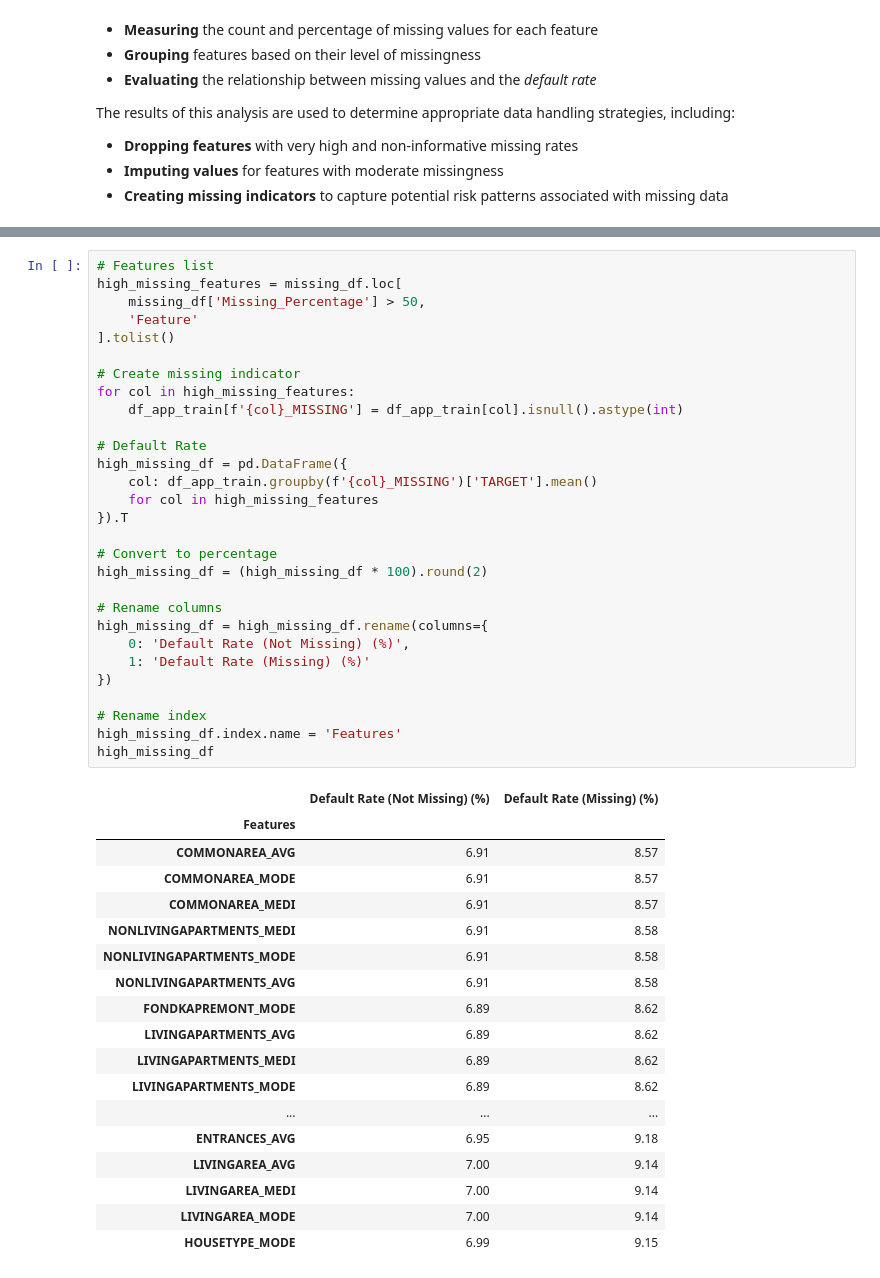
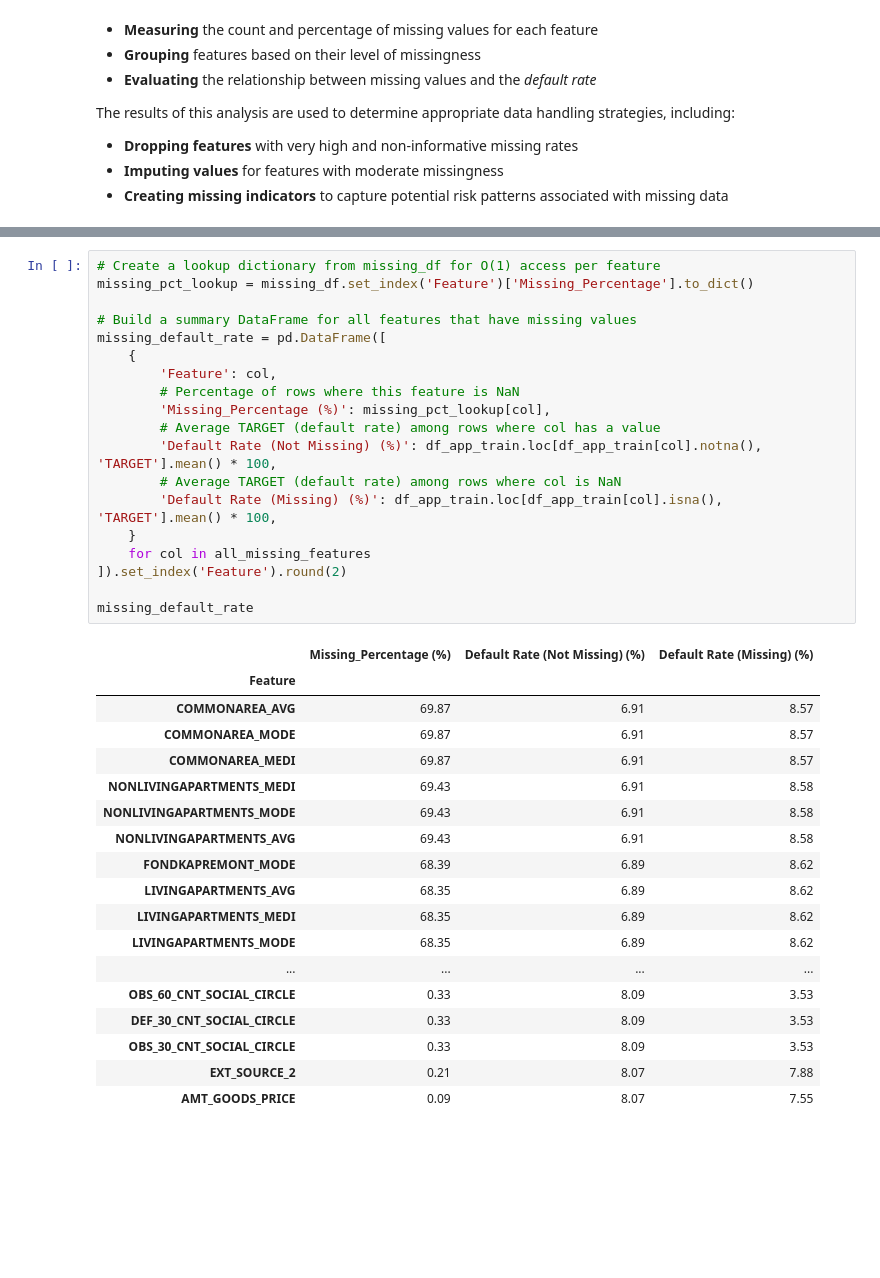
Before and after one commit to oknardo/Home_Credit_Scorecard_Model, a Jupyter notebook: EDA_application_train.ipynb, the cells around one changed output, grey strips where cells are left out. Saved outputs shown, nothing was run; the diff lists cells and outputs as text; blank space fills up the shorter version.

```diff
--- a/EDA_application_train.ipynb
+++ b/EDA_application_train.ipynb
@@ -291,48 +291,38 @@ missing_df.head(5)
 # %%
-# Features list
-high_missing_features = missing_df.loc[
-    missing_df['Missing_Percentage'] > 50,
-    'Feature'
-].tolist()
+# Create a lookup dictionary from missing_df for O(1) access per feature
+missing_pct_lookup = missing_df.set_index('Feature')['Missing_Percentage'].to_dict()
 
-# Create missing indicator
-for col in high_missing_features:
-    df_app_train[f'{col}_MISSING'] = df_app_train[col].isnull().astype(int)
+# Build a summary DataFrame for all features that have missing values
+missing_default_rate = pd.DataFrame([
+    {
+        'Feature': col,
+        # Percentage of rows where this feature is NaN
+        'Missing_Percentage (%)': missing_pct_lookup[col],
+        # Average TARGET (default rate) among rows where col has a value
+        'Default Rate (Not Missing) (%)': df_app_train.loc[df_app_train[col].notna(), 'TARGET'].mean() * 100,
+        # Average TARGET (default rate) among rows where col is NaN
+        'Default Rate (Missing) (%)': df_app_train.loc[df_app_train[col].isna(), 'TARGET'].mean() * 100,
+    }
+    for col in all_missing_features
+]).set_index('Feature').round(2)
 
-# Default Rate
-high_missing_df = pd.DataFrame({
-    col: df_app_train.groupby(f'{col}_MISSING')['TARGET'].mean()
-    for col in high_missing_features
-}).T
-
-# Convert to percentage
-high_missing_df = (high_missing_df * 100).round(2)
-
-# Rename columns
-high_missing_df = high_missing_df.rename(columns={
-    0: 'Default Rate (Not Missing) (%)',
-    1: 'Default Rate (Missing) (%)'
-})
-
-# Rename index
-high_missing_df.index.name = 'Features'
-high_missing_df
+missing_default_rate
 # %% [output]
-|  | Default Rate (Not Missing) (%) | Default Rate (Missing) (%) |
-| Features |  |  |
-| COMMONAREA_AVG | 6.91 | 8.57 |
-| COMMONAREA_MODE | 6.91 | 8.57 |
-| COMMONAREA_MEDI | 6.91 | 8.57 |
-| NONLIVINGAPARTMENTS_MEDI | 6.91 | 8.58 |
-| NONLIVINGAPARTMENTS_MODE | 6.91 | 8.58 |
-| NONLIVINGAPARTMENTS_AVG | 6.91 | 8.58 |
-| FONDKAPREMONT_MODE | 6.89 | 8.62 |
-| LIVINGAPARTMENTS_AVG | 6.89 | 8.62 |
-| LIVINGAPARTMENTS_MEDI | 6.89 | 8.62 |
-| LIVINGAPARTMENTS_MODE | 6.89 | 8.62 |
-| ... | ... | ... |
-| ENTRANCES_AVG | 6.95 | 9.18 |
-| LIVINGAREA_AVG | 7.00 | 9.14 |
-| LIVINGAREA_MEDI | 7.00 | 9.14 |
-| LIVINGAREA_MODE | 7.00 | 9.14 |
-| HOUSETYPE_MODE | 6.99 | 9.15 |
+|  | Missing_Percentage (%) | Default Rate (Not Missing) (%) | Default Rate (Missing) (%) |
+| Feature |  |  |  |
+| COMMONAREA_AVG | 69.87 | 6.91 | 8.57 |
+| COMMONAREA_MODE | 69.87 | 6.91 | 8.57 |
+| COMMONAREA_MEDI | 69.87 | 6.91 | 8.57 |
+| NONLIVINGAPARTMENTS_MEDI | 69.43 | 6.91 | 8.58 |
+| NONLIVINGAPARTMENTS_MODE | 69.43 | 6.91 | 8.58 |
+| NONLIVINGAPARTMENTS_AVG | 69.43 | 6.91 | 8.58 |
+| FONDKAPREMONT_MODE | 68.39 | 6.89 | 8.62 |
+| LIVINGAPARTMENTS_AVG | 68.35 | 6.89 | 8.62 |
+| LIVINGAPARTMENTS_MEDI | 68.35 | 6.89 | 8.62 |
+| LIVINGAPARTMENTS_MODE | 68.35 | 6.89 | 8.62 |
+| ... | ... | ... | ... |
+| OBS_60_CNT_SOCIAL_CIRCLE | 0.33 | 8.09 | 3.53 |
+| DEF_30_CNT_SOCIAL_CIRCLE | 0.33 | 8.09 | 3.53 |
+| OBS_30_CNT_SOCIAL_CIRCLE | 0.33 | 8.09 | 3.53 |
+| EXT_SOURCE_2 | 0.21 | 8.07 | 7.88 |
+| AMT_GOODS_PRICE | 0.09 | 8.07 | 7.55 |
```
Also changed, not shown: parts of 20 cells of this notebook.
